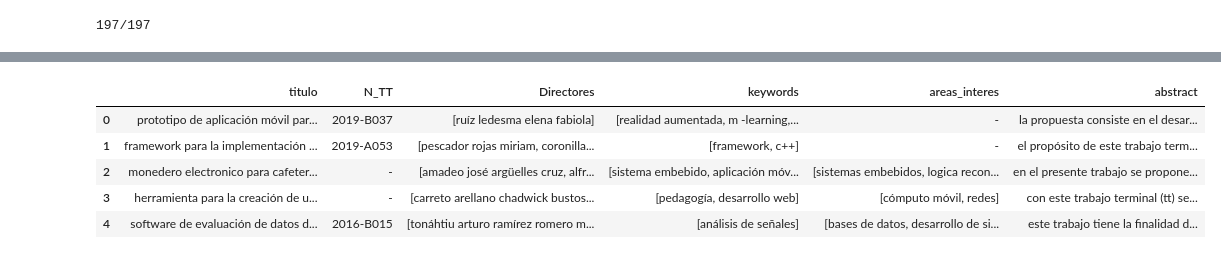
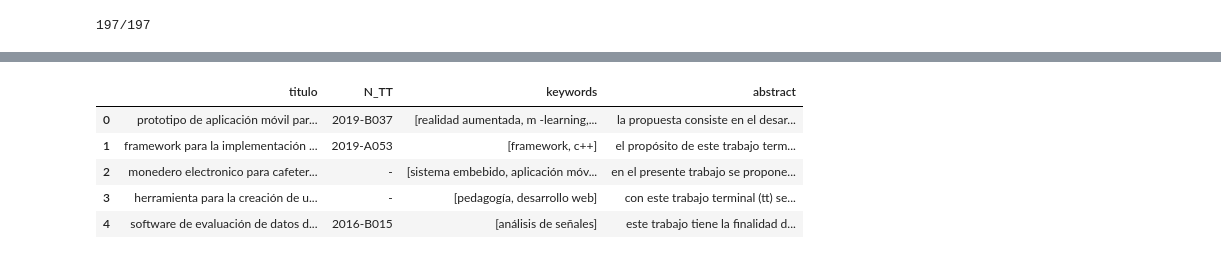
Before and after one commit to DannyDelValle/TT-Buscador-y-recomendador, a Jupyter notebook: prueba.ipynb, the cells around one changed output, grey strips where cells are left out. Drawn from its saved outputs; the diff is of its cells as text; code cells hidden in the pictures.

```diff
--- a/prueba.ipynb
+++ b/prueba.ipynb
@@ -231,8 +278,8 @@ objetivos = []
 objetivos_especificos=[]
 index=1
 
-for j in text:
-    print(f"{index}/{len(pdf_files)}", end='\r')
+for j in documento:
+    print(f"{index}/{len(pdf_files)}", end="\r")
     titulos.append(get_title(j))
     num_tt.append(get_ttnum(j))
     keywords.append(get_keywords(j))
@@ -248,15 +323,18 @@ for j in text:
 # %%
 # guardar en un archivo de excel con las columnas titulo, N_TT, abstract, keywords, directores, objetivos
-df = pd.DataFrame({'titulo': titulos , 'N_TT': num_tt,'Directores': directores, 'keywords':keywords, 'areas_interes':areas_interes, 'abstract':abstracts})
-df.fillna('-', inplace=True)
+df_tt = pd.DataFrame({'titulo': titulos , 'N_TT': num_tt, 'keywords':keywords, 'abstract':abstracts})
+df_tt.fillna('-', inplace=True)
+df_directores = pd.DataFrame({'Directores': directores, 'areas_interes':areas_interes})
+df_directores.fillna('-', inplace=True)
 # save the dataframe in a excel with the name "extraccion"
-df.to_excel('extraccion.xlsx', index=False)
+df_tt.to_excel('extraccion.xlsx', index=False)
+df_directores.to_excel('directores.xlsx', index=False)
 
-df.head()
+df_tt.head()
 # %% [output]
-|  | titulo | N_TT | Directores | keywords | areas_interes | abstract |
-| 0 | prototipo de aplicación móvil par... | 2019-B037 | [ruíz ledesma elena fabiola] | [realidad aumentada, m -learning,... | - | la propuesta consiste en el desar... |
-| 1 | framework para la implementación ... | 2019-A053 | [pescador rojas miriam, coronilla... | [framework, c++] | - | el propósito de este trabajo term... |
-| 2 | monedero electronico para cafeter... | - | [amadeo josé argüelles cruz, alfr... | [sistema embebido, aplicación móv... | [sistemas embebidos, logica recon... | en el presente trabajo se propone... |
-| 3 | herramienta para la creación de u... | - | [carreto arellano chadwick bustos... | [pedagogía, desarrollo web] | [cómputo móvil, redes] | con este trabajo terminal (tt) se... |
-| 4 | software de evaluación de datos d... | 2016-B015 | [tonáhtiu arturo ramírez romero m... | [análisis de señales] | [bases de datos, desarrollo de si... | este trabajo tiene la finalidad d... |
+|  | titulo | N_TT | keywords | abstract |
+| 0 | prototipo de aplicación móvil par... | 2019-B037 | [realidad aumentada, m -learning,... | la propuesta consiste en el desar... |
+| 1 | framework para la implementación ... | 2019-A053 | [framework, c++] | el propósito de este trabajo term... |
+| 2 | monedero electronico para cafeter... | - | [sistema embebido, aplicación móv... | en el presente trabajo se propone... |
+| 3 | herramienta para la creación de u... | - | [pedagogía, desarrollo web] | con este trabajo terminal (tt) se... |
+| 4 | software de evaluación de datos d... | 2016-B015 | [análisis de señales] | este trabajo tiene la finalidad d... |
```
Also changed, not shown: parts of 15 cells of this notebook.
